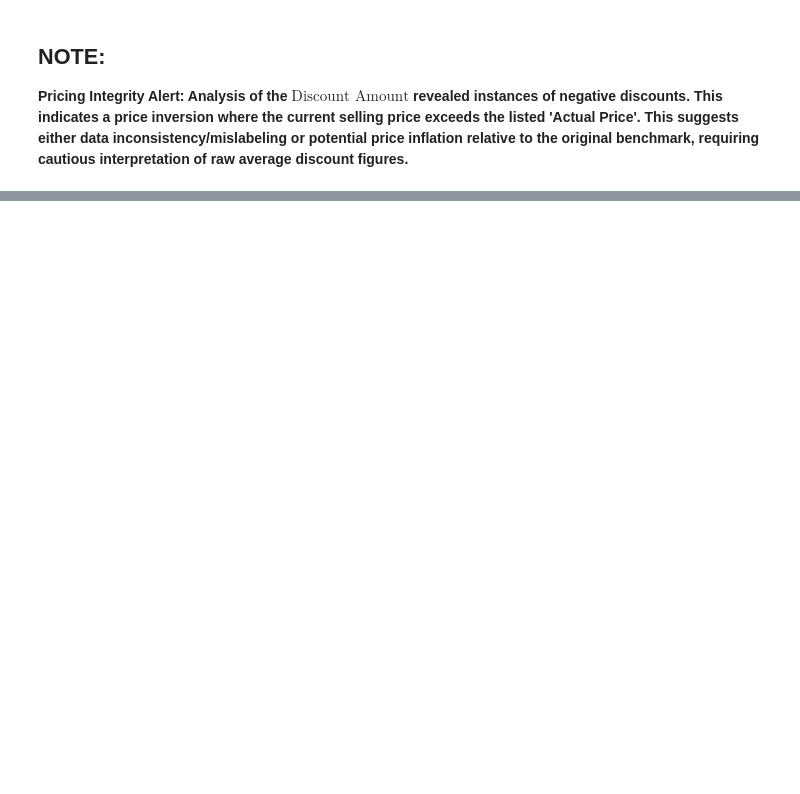
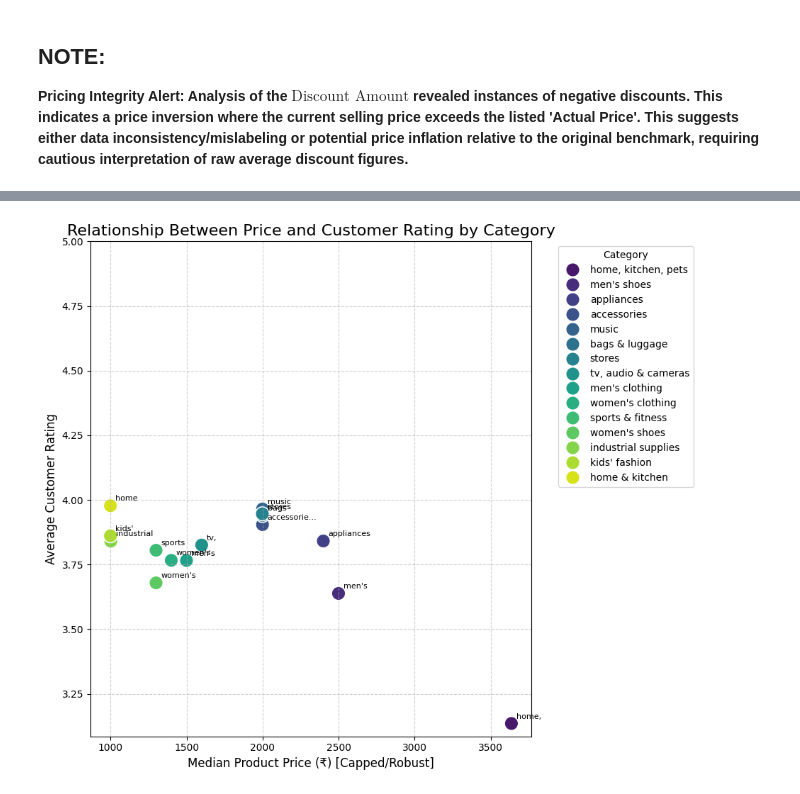
Before and after one commit to RayyanDevZone/Eda-Amazon-Sales, a Jupyter notebook: amazon-sales-2023-eda.ipynb, the cells around one changed output, grey strips where cells are left out. Cells and saved outputs as stored; diff of their text form; code cells hidden in the pictures; blank space fills up the shorter version.

Commit message:
created a scatterplot for median rating and prpice for each category

```diff
--- a/amazon-sales-2023-eda.ipynb
+++ b/amazon-sales-2023-eda.ipynb
@@ -910,3 +908,20 @@ print(discount_summary.head(15).to_markdown(index=False))
 # %% [markdown]
 ## NOTE:
 **Pricing Integrity Alert: Analysis of the $\text{Discount Amount}$ revealed instances of negative discounts. This indicates a price inversion where the current selling price exceeds the listed 'Actual Price'. This suggests either data inconsistency/mislabeling or potential price inflation relative to the original benchmark, requiring cautious interpretation of raw average discount figures.**
+# %%
+median_price = df_clean.groupby('main_category')['actual_price'].median().reset_index()
+median_price.columns = ['Main_Category', 'Median_Price']
+
+# Average Rating (using the mean of ratings from df_clean)
+avg_rating = df_clean.groupby('main_category')['ratings'].mean().reset_index()
+avg_rating.columns = ['Main_Category', 'Avg_Rating']
+
+# --- 2. Merge the Aggregated Data ---
+
+# Merge on the common column 'Main_Category'
+price_rating_summary = pd.merge(median_price, avg_rating, on='Main_Category')
+
+# Filter out categories with very few products/ratings for a cleaner plot (e.g., those with NaN ratings)
+price_rating_summary.dropna(subset=['Avg_Rating'], inplace=True)
+price_rating_summary = price_rating_summary.sort_values(by='Median_Price', ascending=False).round(2)
+price_rating_summary.head(15)
@@ -912,0 +945,41 @@ print(discount_summary.head(15).to_markdown(index=False))
+# %%
+plt.figure(figsize=(12, 8))
+sns.scatterplot(
+    data=price_rating_summary,
+    x='Median_Price',
+    y='Avg_Rating',
+    hue='Main_Category',
+    s=200,
+    palette='viridis'
+)
+
+# Annotate each point with the category name
+for i in range(len(price_rating_summary)):
+    category = price_rating_summary['Main_Category'].iloc[i]
+    price = price_rating_summary['Median_Price'].iloc[i]
+    rating = price_rating_summary['Avg_Rating'].iloc[i]
+
+    short_name = category.split(' ')[0]
+    if len(short_name) > 10: short_name = short_name[:10] + '...'
+
+    plt.annotate(
+        short_name,
+        (price, rating),
+        textcoords="offset points",
+        xytext=(5, 5),
+        ha='left',
+        fontsize=8
+    )
+
+plt.title('Relationship Between Price and Customer Rating by Category', fontsize=16)
+plt.xlabel('Median Product Price (₹) [Capped/Robust]', fontsize=12)
+plt.ylabel('Average Customer Rating', fontsize=12)
+plt.ylim(price_rating_summary['Avg_Rating'].min() - 0.05, 5.0)
+plt.grid(True, linestyle='--', alpha=0.6)
+
+plt.legend(title='Category', bbox_to_anchor=(1.05, 1), loc='upper left')
+plt.tight_layout(rect=[0, 0, 0.8, 1]) # Adjust the figure layout to make space for the legend
+
+plt.show()
+# %% [output]
+[figure, added]
```
Also changed, not shown: parts of 8 cells of this notebook.
